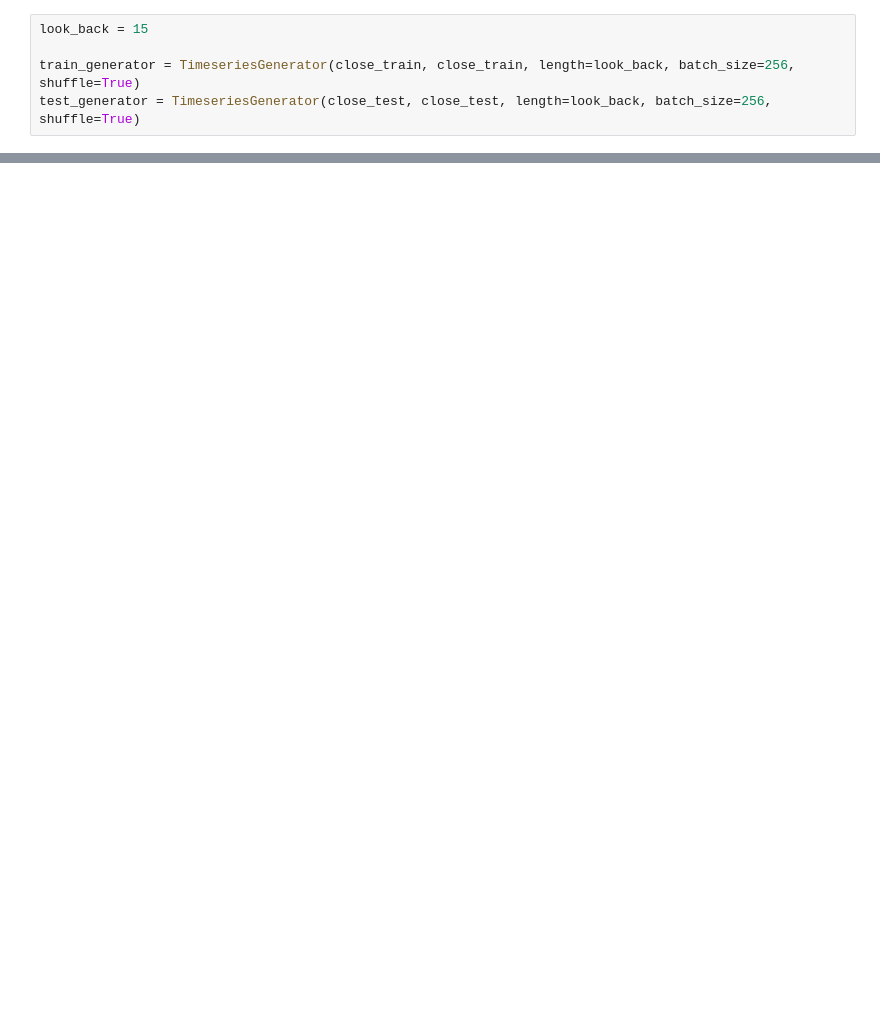
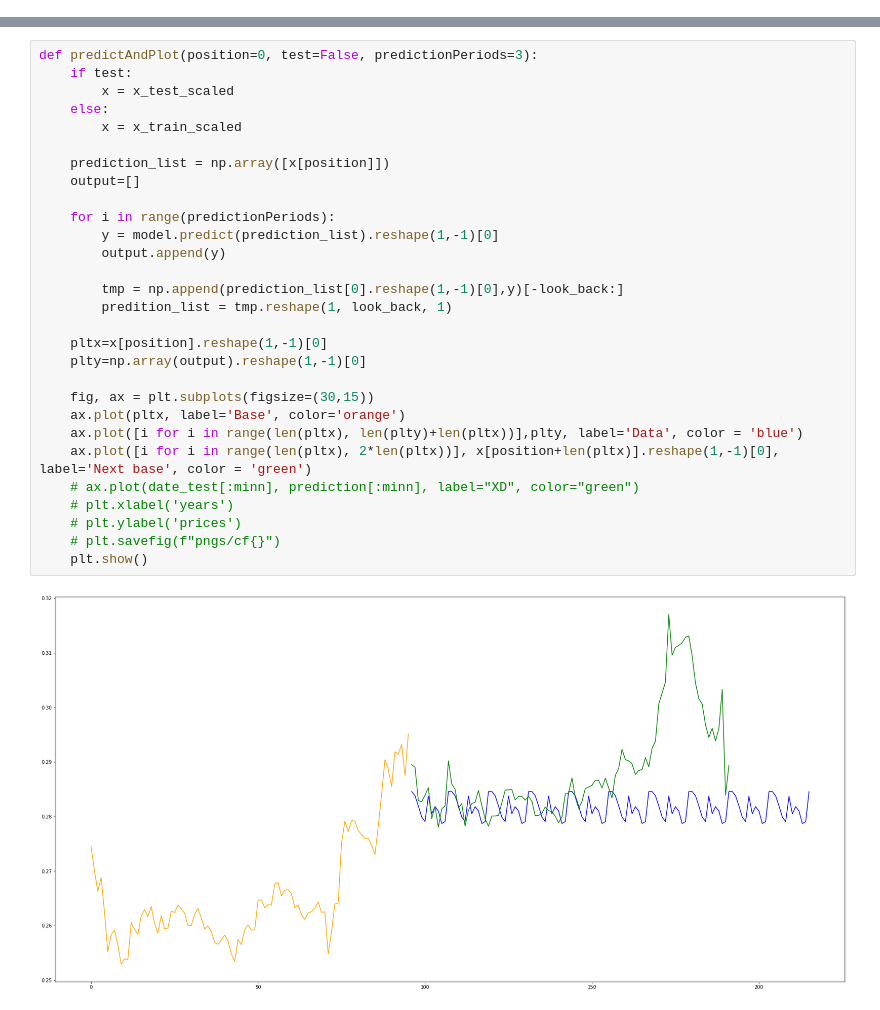
Before and after one commit to aerfio/magisterka, a Jupyter notebook: tds.ipynb, the cells around one changed output, grey strips where cells are left out. Drawn from its saved outputs; the diff is of its cells as text; blank space fills up the shorter version.

```diff
--- a/tds.ipynb
+++ b/tds.ipynb
@@ -63,5 +76,0 @@ print(len(close_test))
-# %%
-look_back = 15
-
-train_generator = TimeseriesGenerator(close_train, close_train, length=look_back, batch_size=256, shuffle=True)
-test_generator = TimeseriesGenerator(close_test, close_test, length=look_back, batch_size=256, shuffle=True)
@@ -141,0 +184,31 @@ plt.show()
+# %%
+def predictAndPlot(position=0, test=False, predictionPeriods=3):
+    if test:
+        x = x_test_scaled
+    else:
+        x = x_train_scaled
+
+    prediction_list = np.array([x[position]])
+    output=[]
+
+    for i in range(predictionPeriods):
+        y = model.predict(prediction_list).reshape(1,-1)[0]
+        output.append(y)
+
+        tmp = np.append(prediction_list[0].reshape(1,-1)[0],y)[-look_back:]
+        predition_list = tmp.reshape(1, look_back, 1)
+
+    pltx=x[position].reshape(1,-1)[0]
+    plty=np.array(output).reshape(1,-1)[0]
+
+    fig, ax = plt.subplots(figsize=(30,15))
+    ax.plot(pltx, label='Base', color='orange')
+    ax.plot([i for i in range(len(pltx), len(plty)+len(pltx))],plty, label='Data', color = 'blue')
+    ax.plot([i for i in range(len(pltx), 2*len(pltx))], x[position+len(pltx)].reshape(1,-1)[0], label='Next base', color = 'green')
+    # ax.plot(date_test[:minn], prediction[:minn], label="XD", color="green")
+    # plt.xlabel('years')
+    # plt.ylabel('prices')
+    # plt.savefig(f"pngs/cf{}")
+    plt.show()
+# %% [output]
+[figure, added]
```
Also changed, not shown: parts of 22 cells of this notebook, 4 other files.
